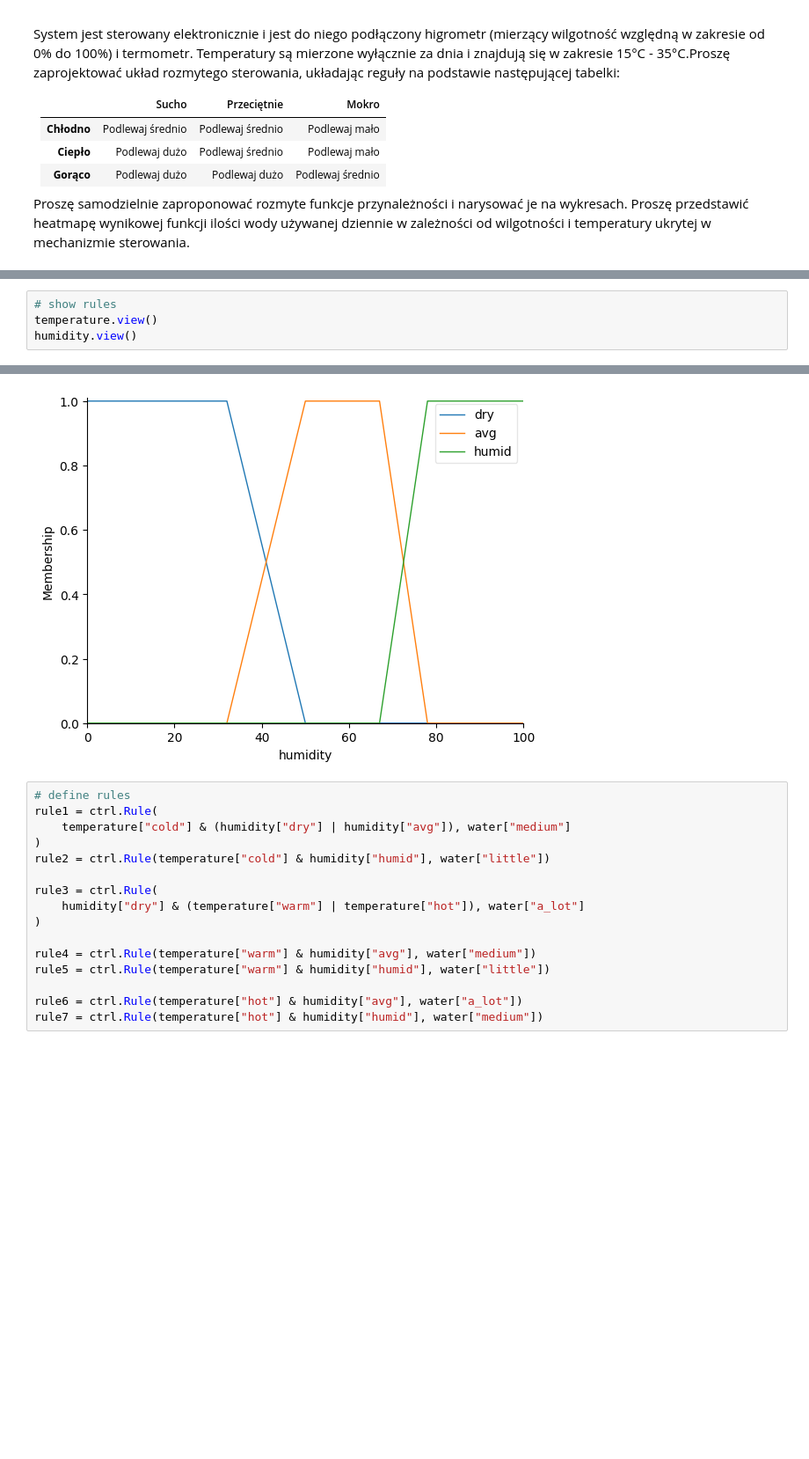
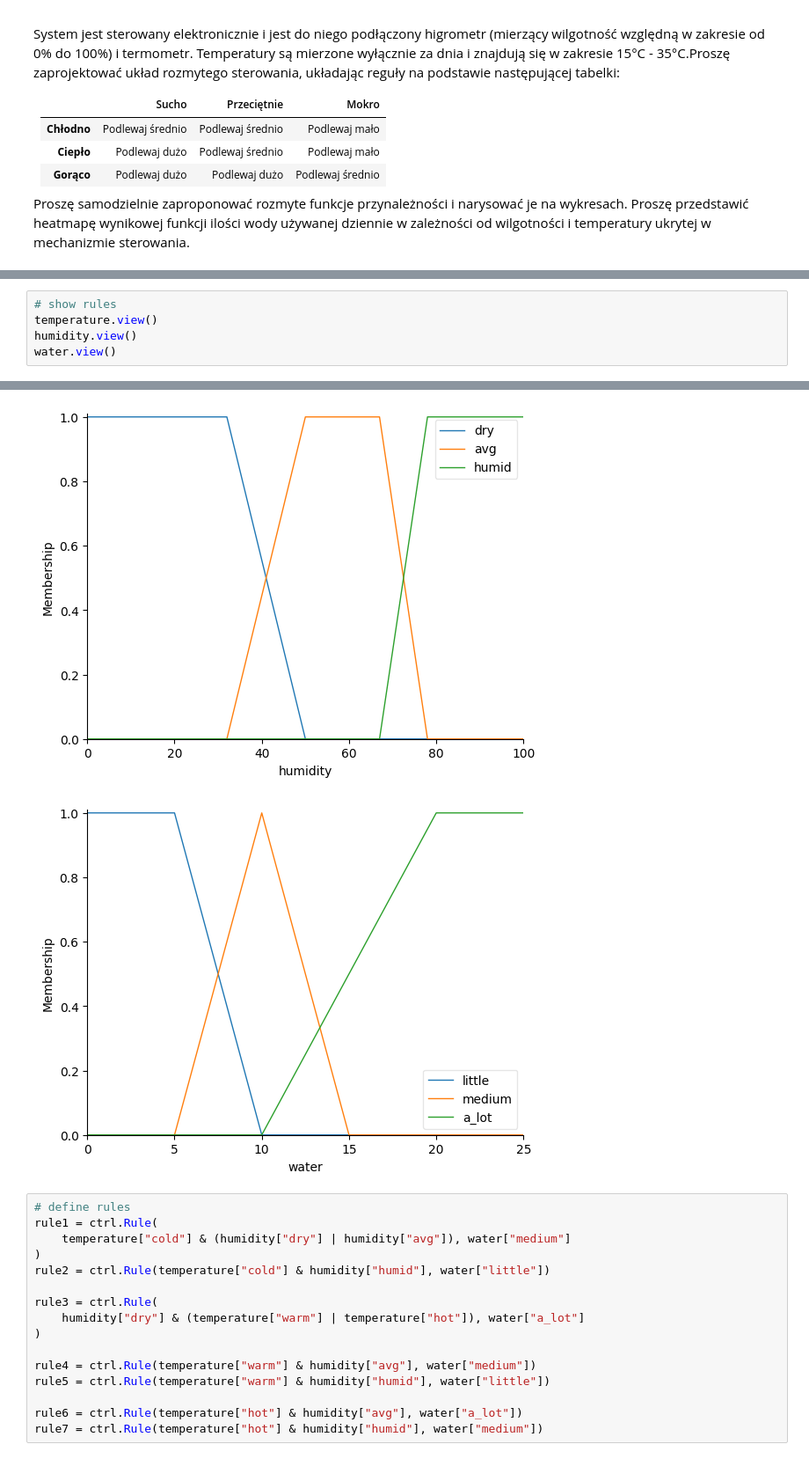
Before and after one commit to ZEN1X/MIO, a Jupyter notebook: lab05/lab05.ipynb, the cells around one changed output, grey strips where cells are left out. Shown: that part at 88% size. Cells and saved outputs as stored; diff of their text form; blank space fills up the shorter version.

```diff
--- a/lab05/lab05.ipynb
+++ b/lab05/lab05.ipynb
@@ -38,10 +38,12 @@ water["a_lot"] = fuzz.trimf(water.universe, [10, 20, 25])
 # %%
 # show rules
 temperature.view()
 humidity.view()
+water.view()
 # %% [output]
 [figure]
 [figure]
+[figure, added]
 # %%
 # define rules
 rule1 = ctrl.Rule(
```
Also changed, not shown: parts of 2 cells of this notebook.
